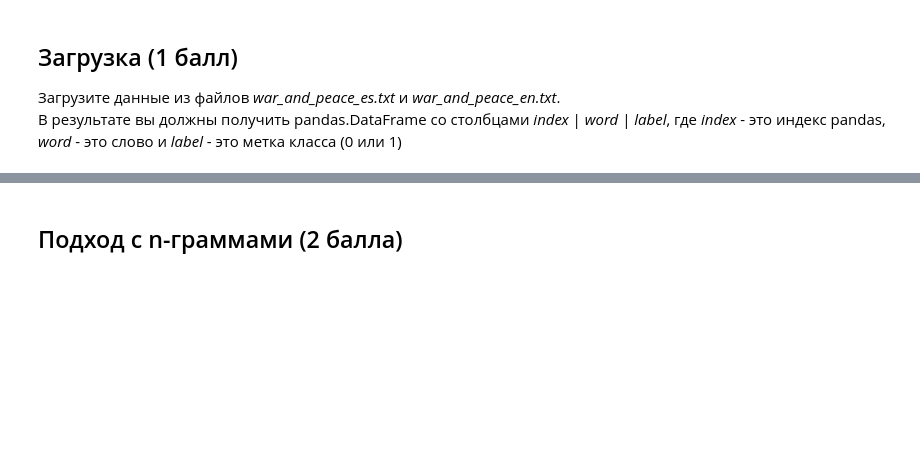
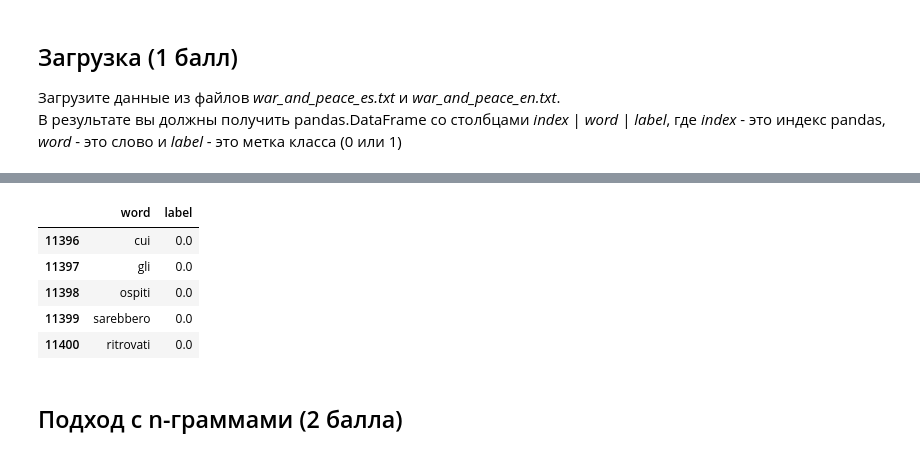
Before and after one commit to BobrG/IreneGit, a Jupyter notebook: hw1-svm.ipynb, the cells around one changed output, grey strips where cells are left out. Cells and saved outputs as stored; diff of their text form; code cells hidden in the pictures; blank space fills up the shorter version.

```diff
--- a/hw1-svm.ipynb
+++ b/hw1-svm.ipynb
@@ -228,0 +235,9 @@ df.head()
+# %%
+data.tail(5)
+# %% [output]
+|  | word | label |
+| 11396 | cui | 0.0 |
+| 11397 | gli | 0.0 |
+| 11398 | ospiti | 0.0 |
+| 11399 | sarebbero | 0.0 |
+| 11400 | ritrovati | 0.0 |
```
Also changed, not shown: parts of 8 cells of this notebook.
